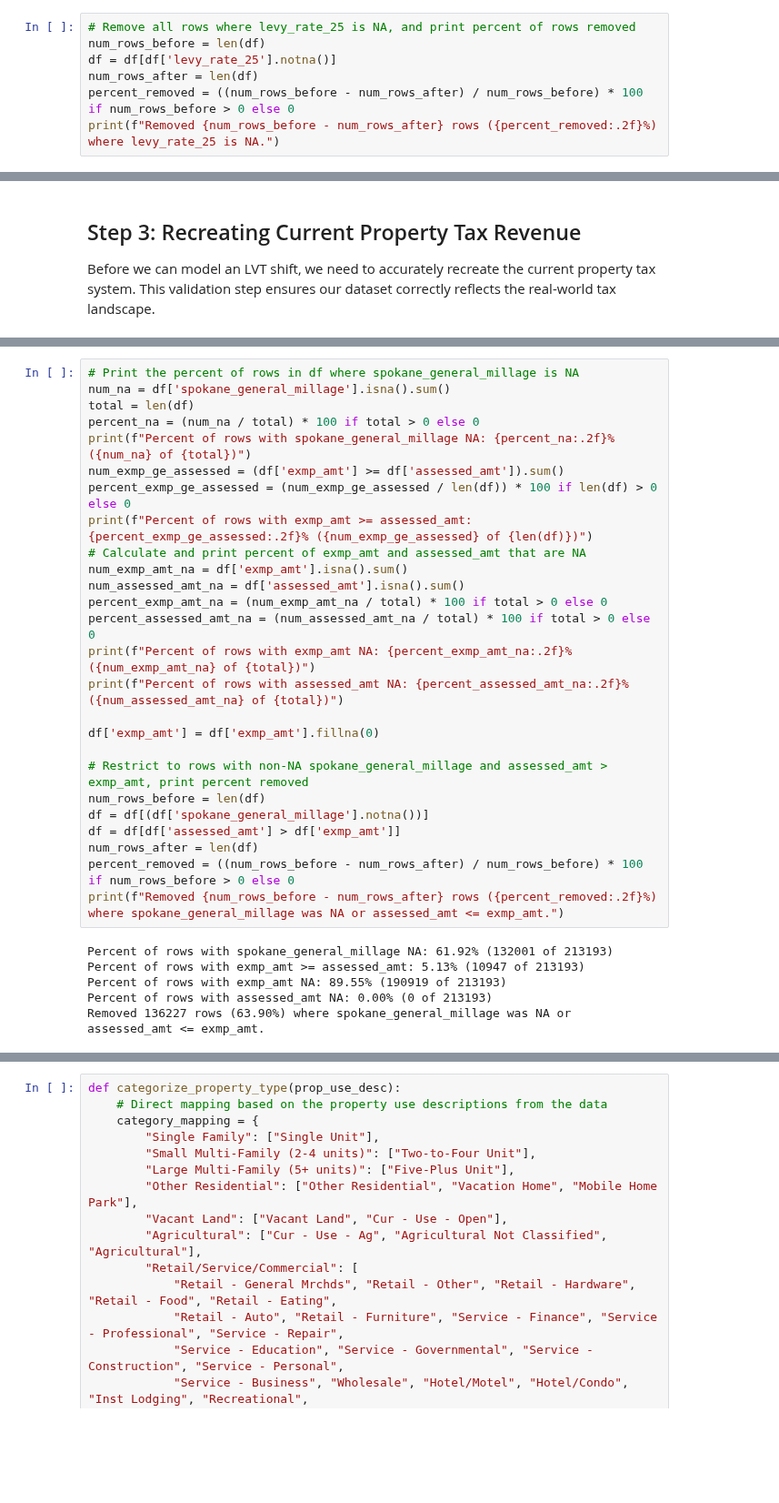
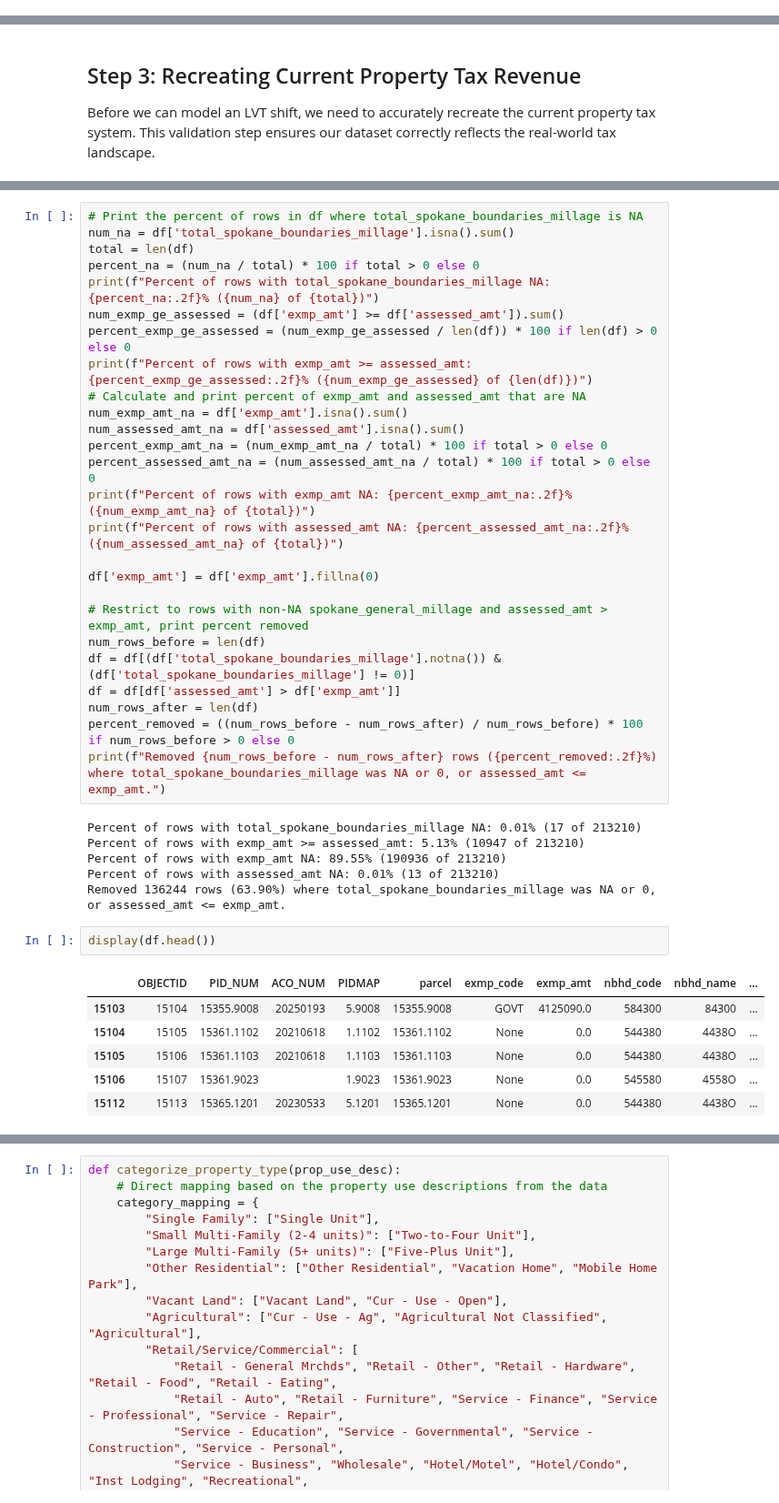
Before and after one commit to gregmiller00/LVTShift, a Jupyter notebook: examples/spokane.ipynb, the cells around one changed output, grey strips where cells are left out. Shown at 91% size. Saved outputs shown, nothing was run; the diff lists cells and outputs as text; blank space fills up the shorter version.

```diff
--- a/examples/spokane.ipynb
+++ b/examples/spokane.ipynb
@@ -575,7 +503,0 @@ Name: count, dtype: int64
-# %%
-# Remove all rows where levy_rate_25 is NA, and print percent of rows removed
-num_rows_before = len(df)
-df = df[df['levy_rate_25'].notna()]
-num_rows_after = len(df)
-percent_removed = ((num_rows_before - num_rows_after) / num_rows_before) * 100 if num_rows_before > 0 else 0
-print(f"Removed {num_rows_before - num_rows_after} rows ({percent_removed:.2f}%) where levy_rate_25 is NA.")
@@ -592,9 +893,9 @@ df =dfytf.copy()
 # %%
-# Print the percent of rows in df where spokane_general_millage is NA
-num_na = df['spokane_general_millage'].isna().sum()
+# Print the percent of rows in df where total_spokane_boundaries_millage is NA
+num_na = df['total_spokane_boundaries_millage'].isna().sum()
 total = len(df)
 percent_na = (num_na / total) * 100 if total > 0 else 0
-print(f"Percent of rows with spokane_general_millage NA: {percent_na:.2f}% ({num_na} of {total})")
+print(f"Percent of rows with total_spokane_boundaries_millage NA: {percent_na:.2f}% ({num_na} of {total})")
 num_exmp_ge_assessed = (df['exmp_amt'] >= df['assessed_amt']).sum()
 percent_exmp_ge_assessed = (num_exmp_ge_assessed / len(df)) * 100 if len(df) > 0 else 0
 print(f"Percent of rows with exmp_amt >= assessed_amt: {percent_exmp_ge_assessed:.2f}% ({num_exmp_ge_assessed} of {len(df)})")
@@ -610,14 +911,23 @@ df['exmp_amt'] = df['exmp_amt'].fillna(0)
 
 # Restrict to rows with non-NA spokane_general_millage and assessed_amt > exmp_amt, print percent removed
 num_rows_before = len(df)
-df = df[(df['spokane_general_millage'].notna())]
+df = df[(df['total_spokane_boundaries_millage'].notna()) & (df['total_spokane_boundaries_millage'] != 0)]
 df = df[df['assessed_amt'] > df['exmp_amt']]
 num_rows_after = len(df)
 percent_removed = ((num_rows_before - num_rows_after) / num_rows_before) * 100 if num_rows_before > 0 else 0
-print(f"Removed {num_rows_before - num_rows_after} rows ({percent_removed:.2f}%) where spokane_general_millage was NA or assessed_amt <= exmp_amt.")
+print(f"Removed {num_rows_before - num_rows_after} rows ({percent_removed:.2f}%) where total_spokane_boundaries_millage was NA or 0, or assessed_amt <= exmp_amt.")
 # %% [output]
-Percent of rows with spokane_general_millage NA: 61.92% (132001 of 213193)
-Percent of rows with exmp_amt >= assessed_amt: 5.13% (10947 of 213193)
-Percent of rows with exmp_amt NA: 89.55% (190919 of 213193)
-Percent of rows with assessed_amt NA: 0.00% (0 of 213193)
-Removed 136227 rows (63.90%) where spokane_general_millage was NA or assessed_amt <= exmp_amt.
+Percent of rows with total_spokane_boundaries_millage NA: 0.01% (17 of 213210)
+Percent of rows with exmp_amt >= assessed_amt: 5.13% (10947 of 213210)
+Percent of rows with exmp_amt NA: 89.55% (190936 of 213210)
+Percent of rows with assessed_amt NA: 0.01% (13 of 213210)
+Removed 136244 rows (63.90%) where total_spokane_boundaries_millage was NA or 0, or assessed_amt <= exmp_amt.
+# %%
+display(df.head())
+# %% [output]
+|  | OBJECTID | PID_NUM | ACO_NUM | PIDMAP | parcel | exmp_code | exmp_amt | nbhd_code | nbhd_name | ... |
+| 15103 | 15104 | 15355.9008 | 20250193 | 5.9008 | 15355.9008 | GOVT | 4125090.0 | 584300 | 84300 | ... |
+| 15104 | 15105 | 15361.1102 | 20210618 | 1.1102 | 15361.1102 | None | 0.0 | 544380 | 4438O | ... |
+| 15105 | 15106 | 15361.1103 | 20210618 | 1.1103 | 15361.1103 | None | 0.0 | 544380 | 4438O | ... |
+| 15106 | 15107 | 15361.9023 |  | 1.9023 | 15361.9023 | None | 0.0 | 545580 | 4558O | ... |
+| 15112 | 15113 | 15365.1201 | 20230533 | 5.1201 | 15365.1201 | None | 0.0 | 544380 | 4438O | ... |
```
Also changed, not shown: parts of 36 cells of this notebook, 3 other files.
